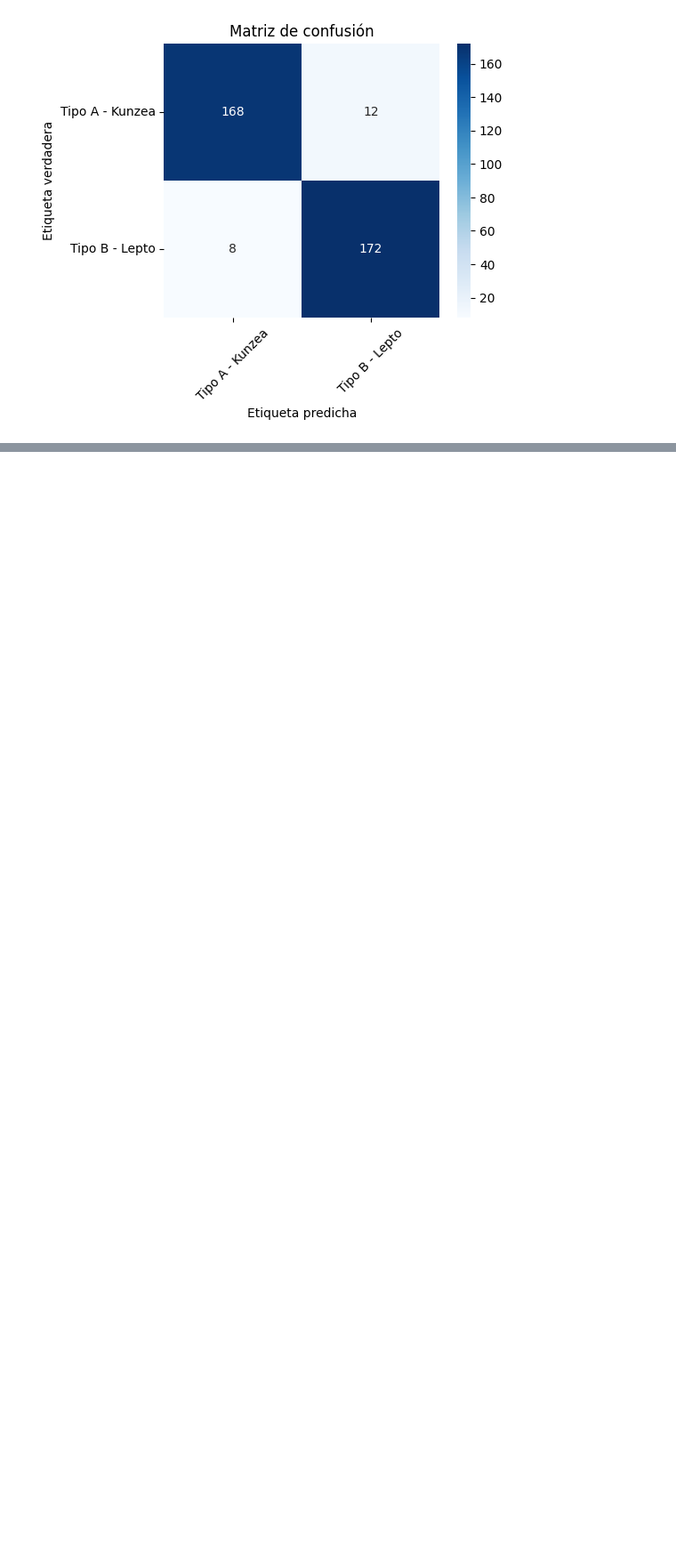
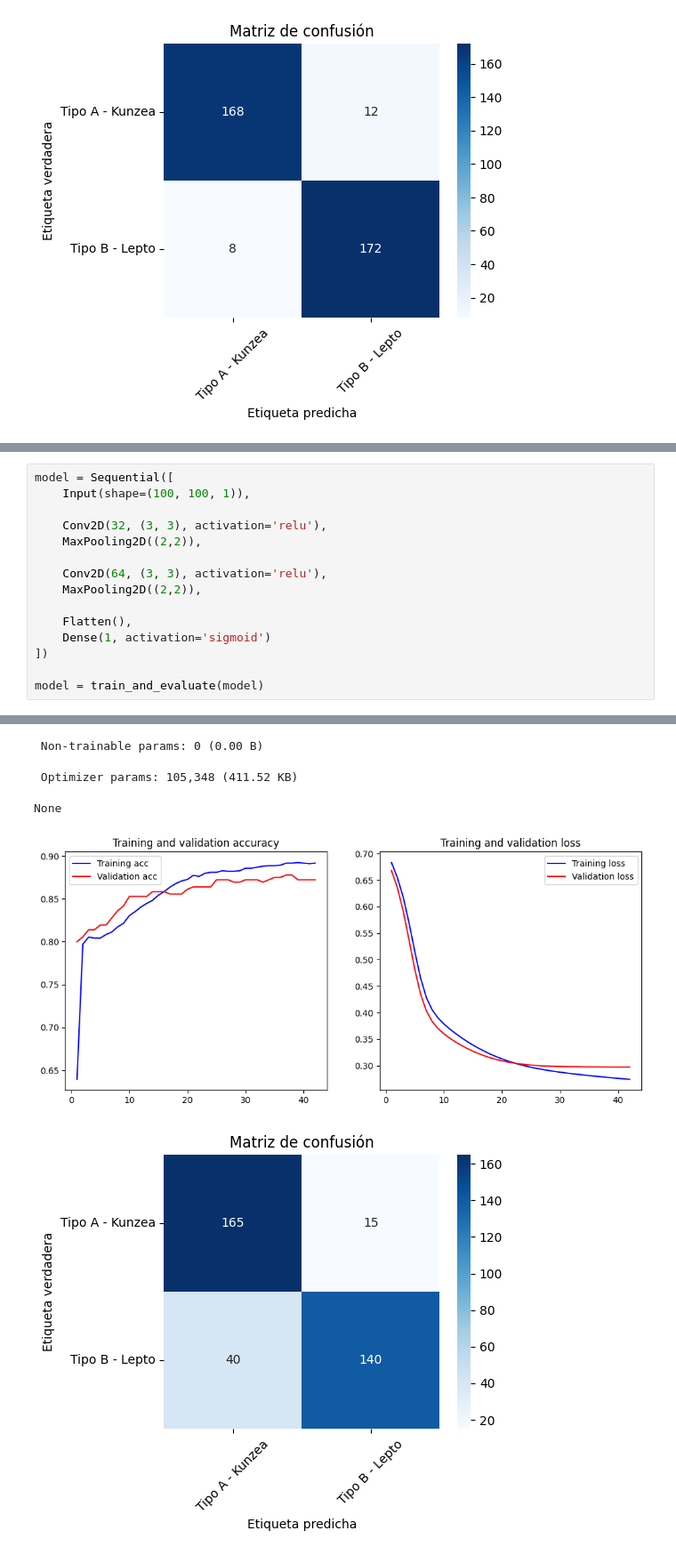
Before and after one commit to davidgc14/Mineria-Datos-UNED, a Jupyter notebook: Practica-3/laboratorio.ipynb, the cells around one changed output, grey strips where cells are left out. Shown at 89% size. Cells and saved outputs as stored; diff of their text form; blank space fills up the shorter version.

```diff
--- a/Practica-3/laboratorio.ipynb
+++ b/Practica-3/laboratorio.ipynb
@@ -986,0 +961,16 @@ None
+# %%
+model = Sequential([
+    Input(shape=(100, 100, 1)),
+
+    Conv2D(32, (3, 3), activation='relu'),
+    MaxPooling2D((2,2)),
+
+    Conv2D(64, (3, 3), activation='relu'),
+    MaxPooling2D((2,2)),
+
+    Flatten(),
+    Dense(1, activation='sigmoid')
+])
+
+model = train_and_evaluate(model)
+# %% [output]
@@ -986,0 +1010,5 @@ None
+ Non-trainable params: 0 (0.00 B)
+ Optimizer params: 105,348 (411.52 KB)
+None
+[figure, added]
+[figure, added]
```
Also changed, not shown: parts of 8 cells of this notebook.
